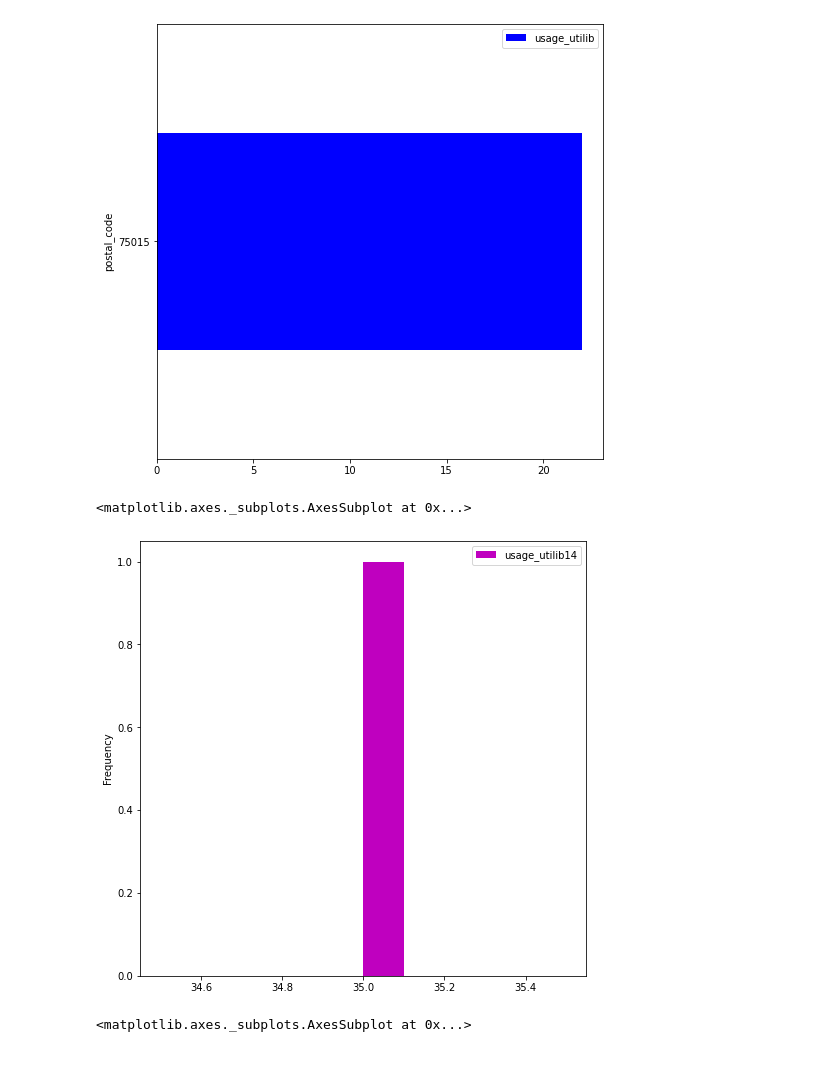
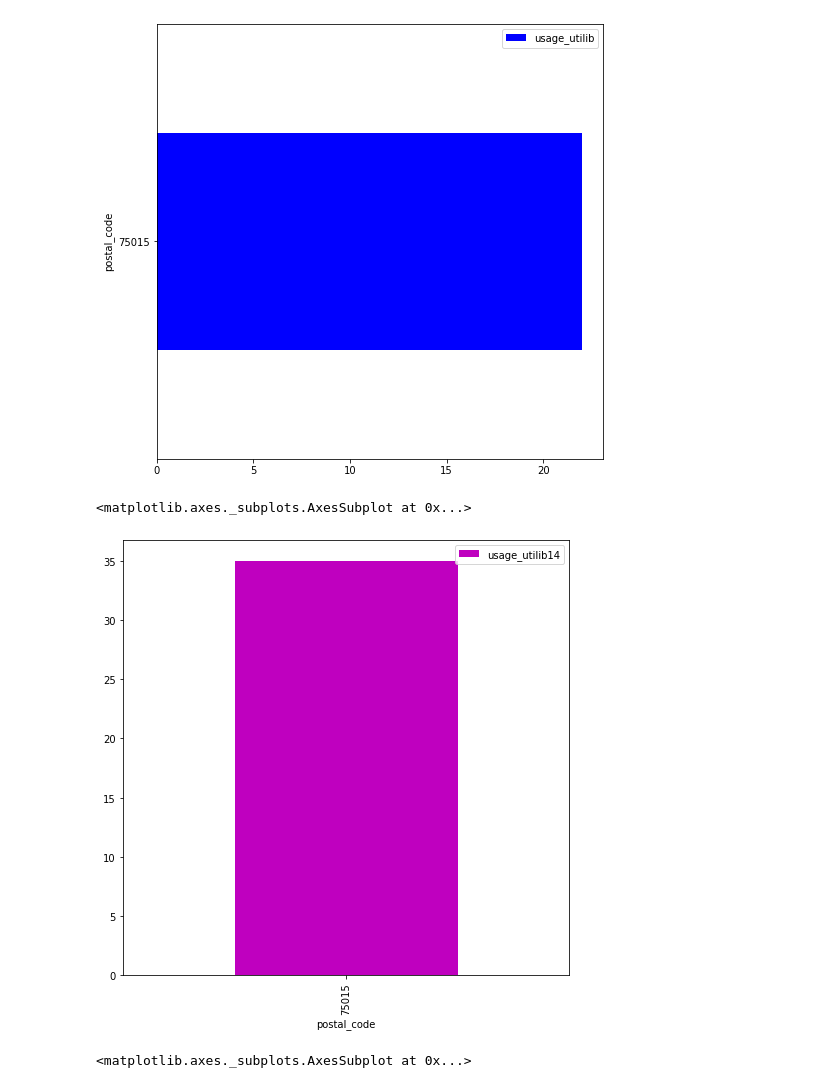
Before and after one commit to amishali/Electric-car, a Jupyter notebook: python_wk4.ipynb, the cells around one changed output. Saved outputs shown, nothing was run; the diff lists cells and outputs as text; code cells hidden in the pictures.

```diff
--- a/python_wk4.ipynb
+++ b/python_wk4.ipynb
@@ -522,10 +522,10 @@ df[df.usage_utilib < 0].groupby('postal_code').count()[['usage_utilib']].sort_va
 [figure]
 # %%
 #What postal code is the most popular for picking up utilib 1.4? Does the most popular station belong to that postal code?
-df[df.usage_utilib14< 0].groupby('postal_code').count()[['usage_utilib14']].sort_values(by = 'usage_utilib14', ascending = False).head(1).plot(kind='hist',color ='m', alpha= 1, figsize=(8,8))
+df[df.usage_utilib14< 0].groupby('postal_code').count()[['usage_utilib14']].sort_values(by = 'usage_utilib14', ascending = False).head(1).plot(kind='bar',color ='m', alpha= 1, figsize=(8,8))
 # %% [output]
 <matplotlib.axes._subplots.AxesSubplot at 0x...>
-[figure, old version]
+[figure, new version]
 # %%
 #what postal code is most popular At the most popular picking hour?(utilib)
 df[(df.usage_utilib < 0) & (df.hour == 19)].groupby('postal_code').count()[['usage_utilib']].sort_values(by = 'usage_utilib', ascending = False).head(1).plot(kind='bar',color ='#0f0f0f', alpha= 1, figsize=(8,8))
```
Also changed, not shown: parts of 1 cell of this notebook.
